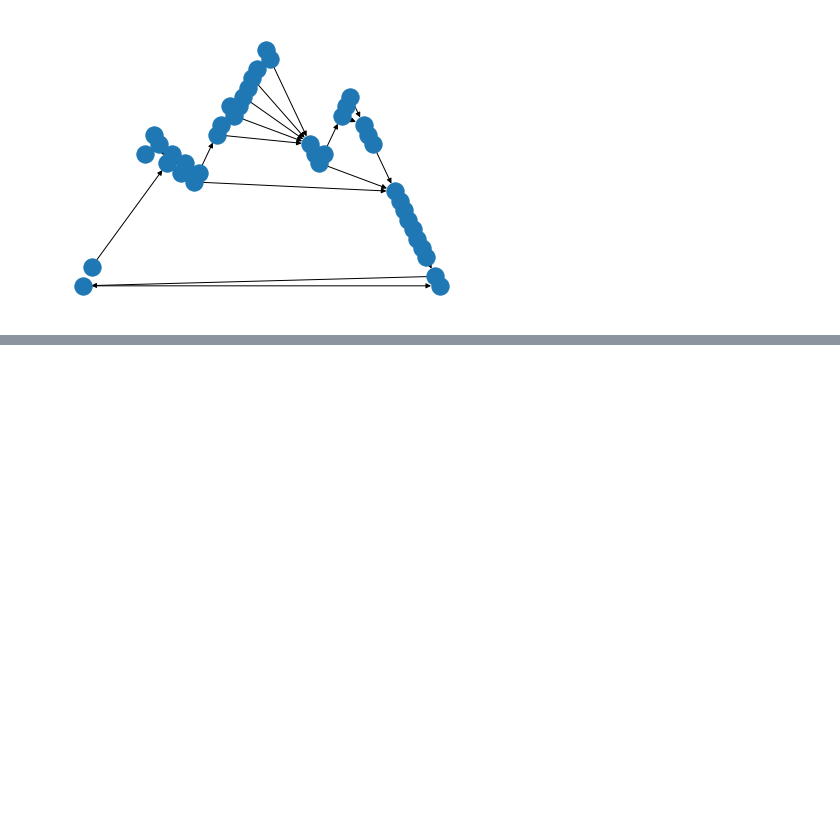
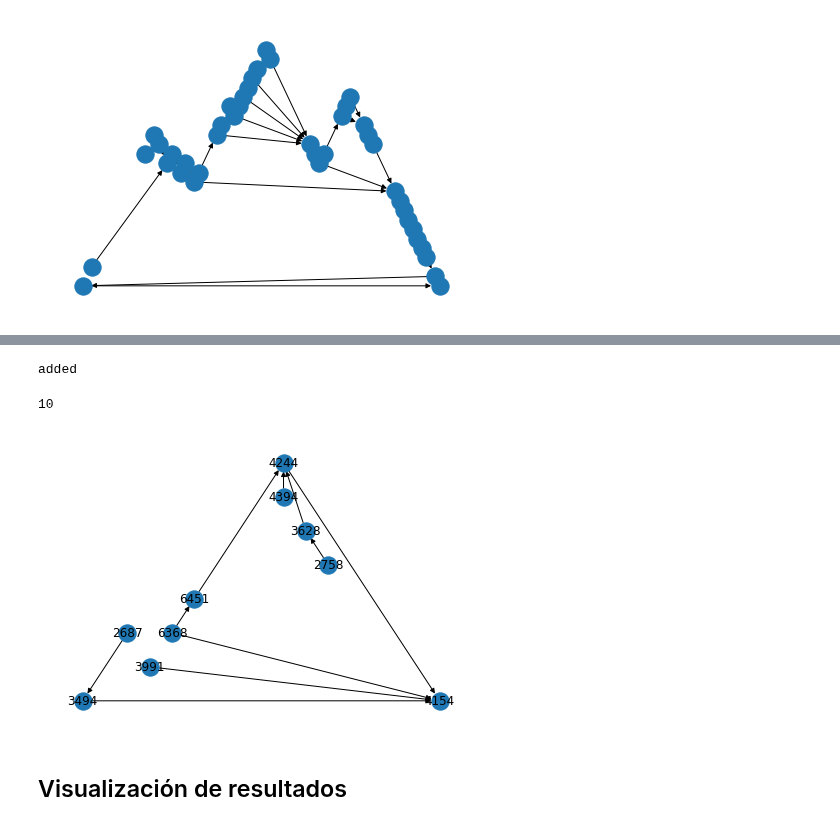
Before and after one commit to josebaboun/Alcantarillado-COVID, a Jupyter notebook: Otros archivos/Tree_generation.ipynb, the cells around one changed output, grey strips where cells are left out. Drawn from its saved outputs; the diff is of its cells as text; code cells hidden in the pictures; blank space fills up the shorter version.

```diff
--- a/Otros archivos/Tree_generation.ipynb
+++ b/Otros archivos/Tree_generation.ipynb
@@ -132,0 +261,11 @@ nx.draw(T, pos = layout, with_labels = False )
+# %%
+G_ = generate_random_graph(G, 10, nodes_location, 0.5, 4)
+layout = nx.planar_layout(G_)
+nx.draw(G_, pos = layout, with_labels = True)
+len(G_.nodes())
+# %% [output]
+added
+10
+[figure, added]
+# %% [markdown]
+## Visualización de resultados
```
Also changed, not shown: parts of 19 cells of this notebook, 5 other files.
